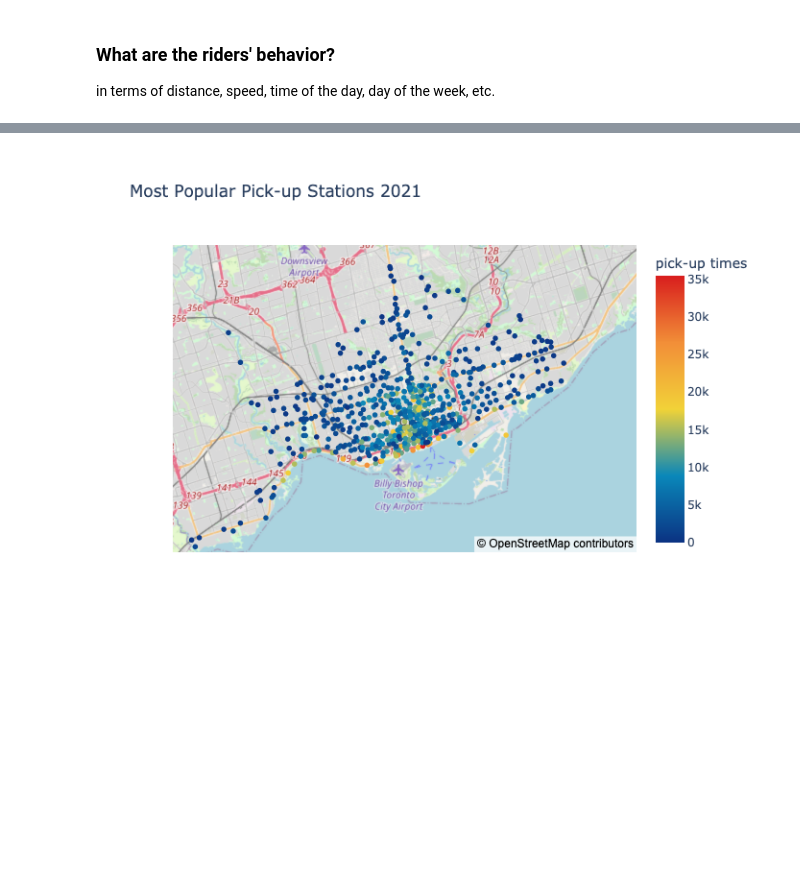
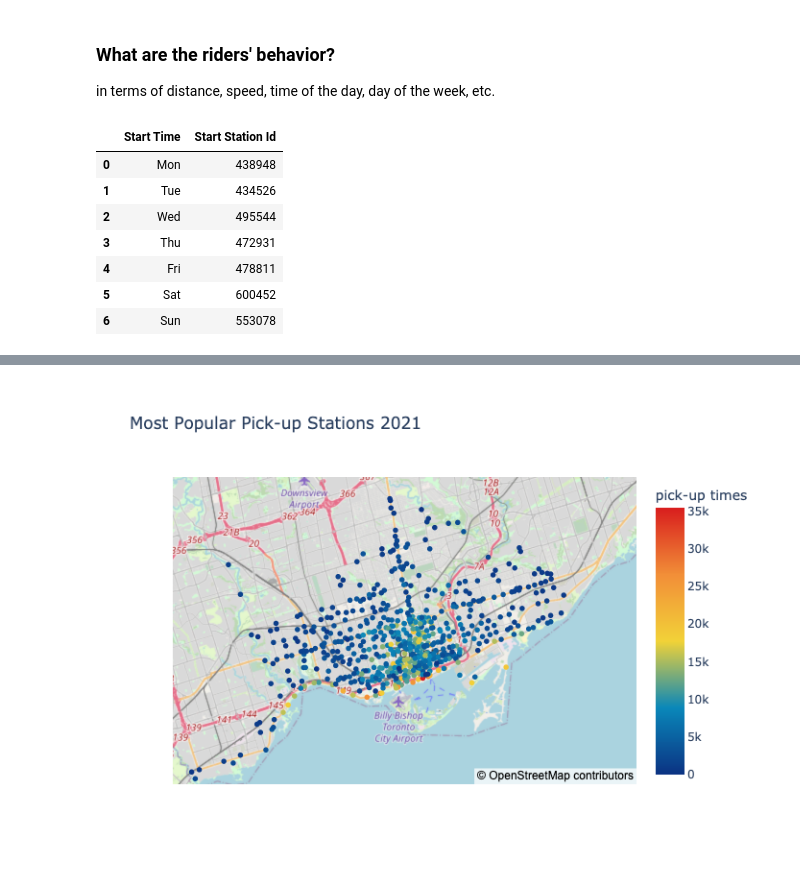
Before and after one commit to dailyLi/toronto_bike_share, a Jupyter notebook: Analysis.ipynb, the cells around one changed output, grey strips where cells are left out. Saved outputs shown, nothing was run; the diff lists cells and outputs as text; code cells hidden in the pictures; blank space fills up the shorter version.

```diff
--- a/Analysis.ipynb
+++ b/Analysis.ipynb
@@ -208,3 +203,20 @@ fig.show(renderer="svg")
 # %% [markdown]
 ### What are the riders' behavior?
 in terms of distance, speed, time of the day, day of the week, etc.
+# %%
+byWeek = df.groupby(df['Start Time'].dt.weekday)["Start Station Id"].count()
+byWeek = byWeek.reset_index()
+
+byWeek["Start Time"] = byWeek["Start Time"].astype("string")
+byWeek = byWeek.replace({'Start Time': {"0": "Mon", "1": "Tue", "2": "Wed", "3": "Thu",
+                                        "4": "Fri", "5": "Sat", "6": "Sun"}})
+byWeek
+# %% [output]
+|  | Start Time | Start Station Id |
+| 0 | Mon | 438948 |
+| 1 | Tue | 434526 |
+| 2 | Wed | 495544 |
+| 3 | Thu | 472931 |
+| 4 | Fri | 478811 |
+| 5 | Sat | 600452 |
+| 6 | Sun | 553078 |
```
Also changed, not shown: parts of 12 cells of this notebook, 1 other file.
